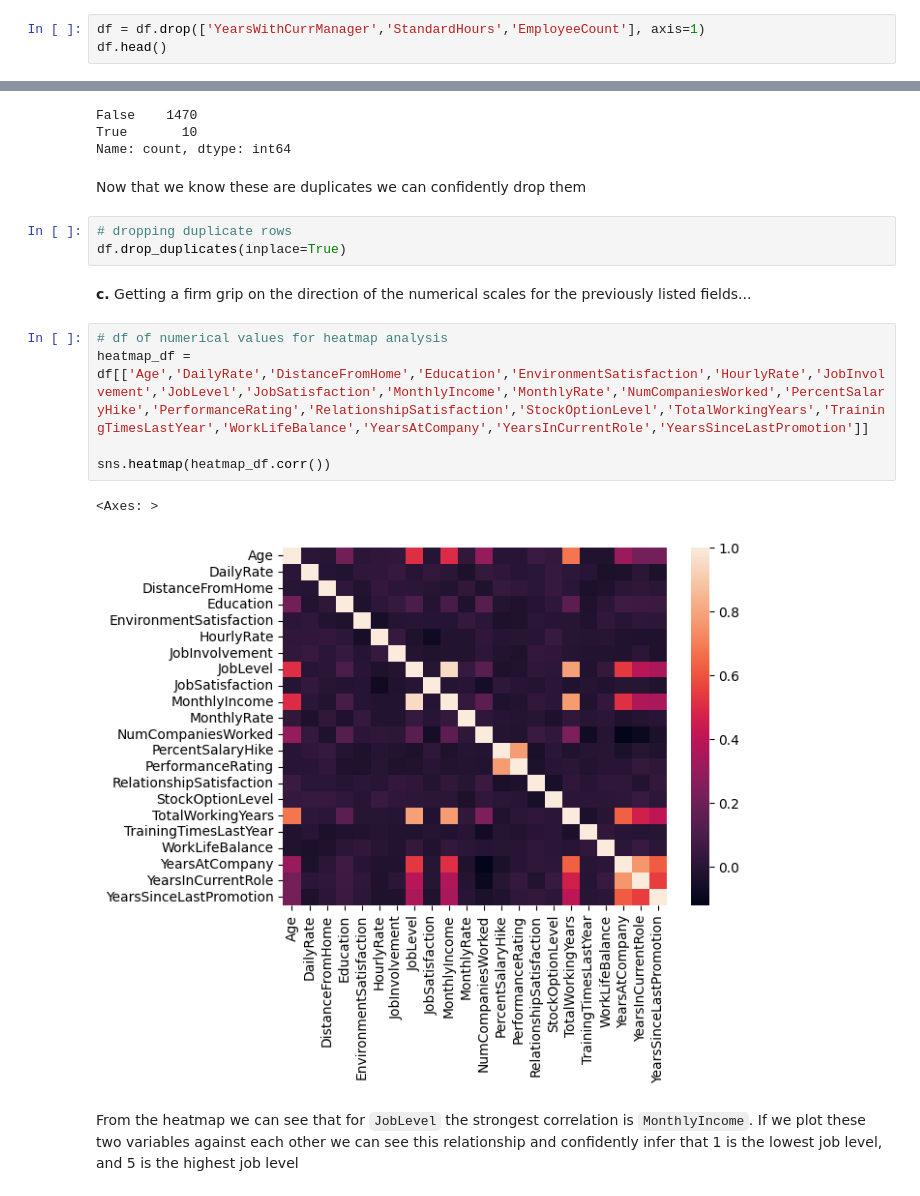
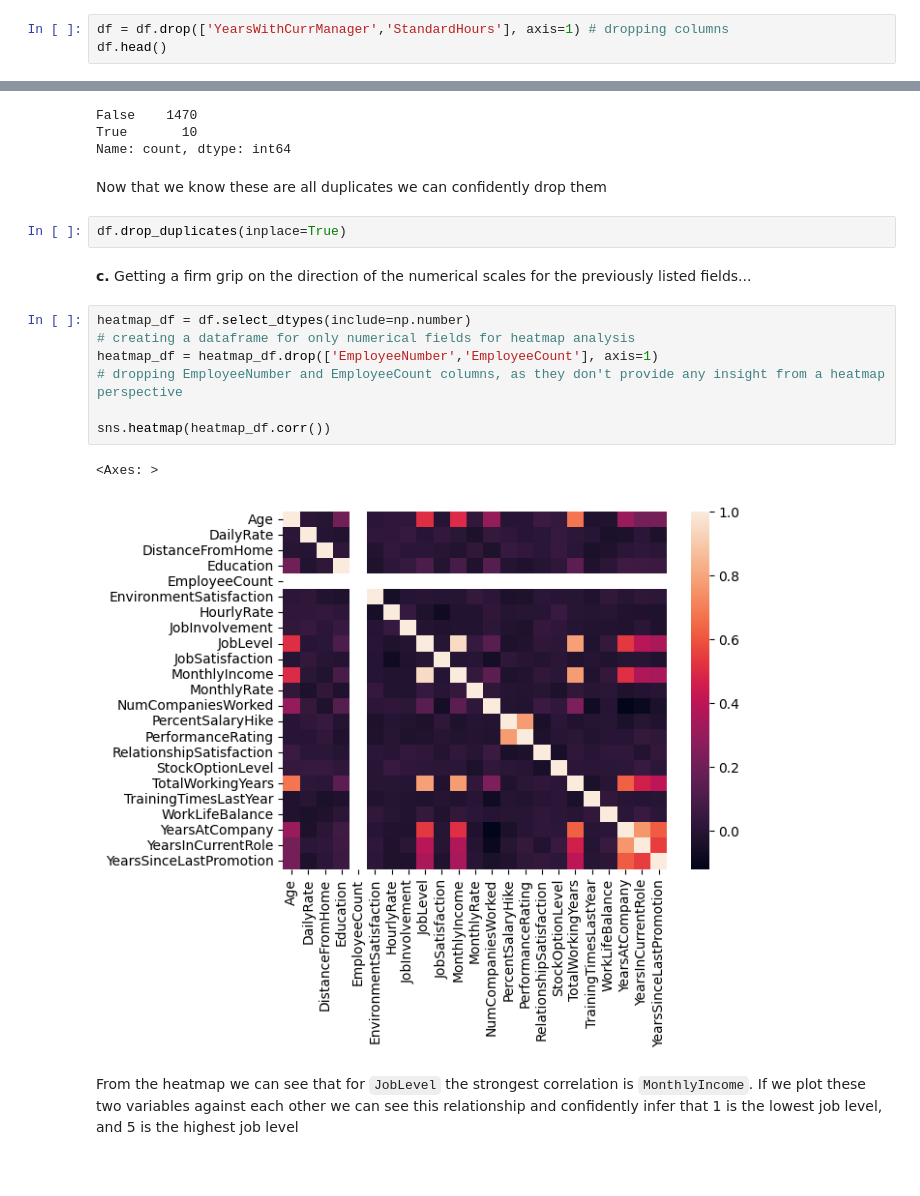
Before and after one commit to ymcgillicuddy/HR-Analytics, a Jupyter notebook: HR Analytics.ipynb, the cells around one changed output, grey strips where cells are left out. Saved outputs shown, nothing was run; the diff lists cells and outputs as text.

Commit message:
Exploration of Categorical values

```diff
--- a/HR Analytics.ipynb
+++ b/HR Analytics.ipynb
@@ -72,5 +77,5 @@ I'm also dropping `StandardHours` and `EmployeeCount` as there is no variance at
 # %%
-df = df.drop(['YearsWithCurrManager','StandardHours','EmployeeCount'], axis=1)
+df = df.drop(['YearsWithCurrManager','StandardHours'], axis=1) # dropping columns
 df.head()
 # %% [output]
 |  | EmpID | Age | AgeGroup | Attrition | BusinessTravel | DailyRate | Department | DistanceFromHome | ... |
@@ -99,20 +104,21 @@ False    1470
 True       10
 Name: count, dtype: int64
 # %% [markdown]
-Now that we know these are duplicates we can confidently drop them
+Now that we know these are all duplicates we can confidently drop them
 # %%
-# dropping duplicate rows
 df.drop_duplicates(inplace=True)
 # %% [markdown]
 **c.** Getting a firm grip on the direction of the numerical scales for the previously listed fields...
-# %%
-# df of numerical values for heatmap analysis
-heatmap_df = df[['Age','DailyRate','DistanceFromHome','Education','EnvironmentSatisfaction','HourlyRate','JobInvolvement','JobLevel','JobSatisfaction','MonthlyIncome','MonthlyRate','NumCompaniesWorked','PercentSalaryHike','PerformanceRating','RelationshipSatisfaction','StockOptionLevel','TotalWorkingYears','TrainingTimesLastYear','WorkLifeBalance','YearsAtCompany','YearsInCurrentRole','YearsSinceLastPromotion']]
-
-sns.heatmap(heatmap_df.corr())
-# %% [output]
-<Axes: >
-[figure, removed]
+# %%
+heatmap_df = df.select_dtypes(include=np.number)
+# creating a dataframe for only numerical fields for heatmap analysis
+heatmap_df = heatmap_df.drop(['EmployeeNumber','EmployeeCount'], axis=1)
+# dropping EmployeeNumber and EmployeeCount columns, as they don't provide any insight from a heatmap perspective
+
+sns.heatmap(heatmap_df.corr())
+# %% [output]
+<Axes: >
+[figure, added]
 # %% [markdown]
 From the heatmap we can see that for `JobLevel` the strongest correlation is `MonthlyIncome`.  If we plot these two variables against each other we can see this relationship and confidently infer that 1 is the lowest job level, and 5 is the highest job level
 # %%
```
Also changed, not shown: parts of 12 cells of this notebook, 2 other files.
